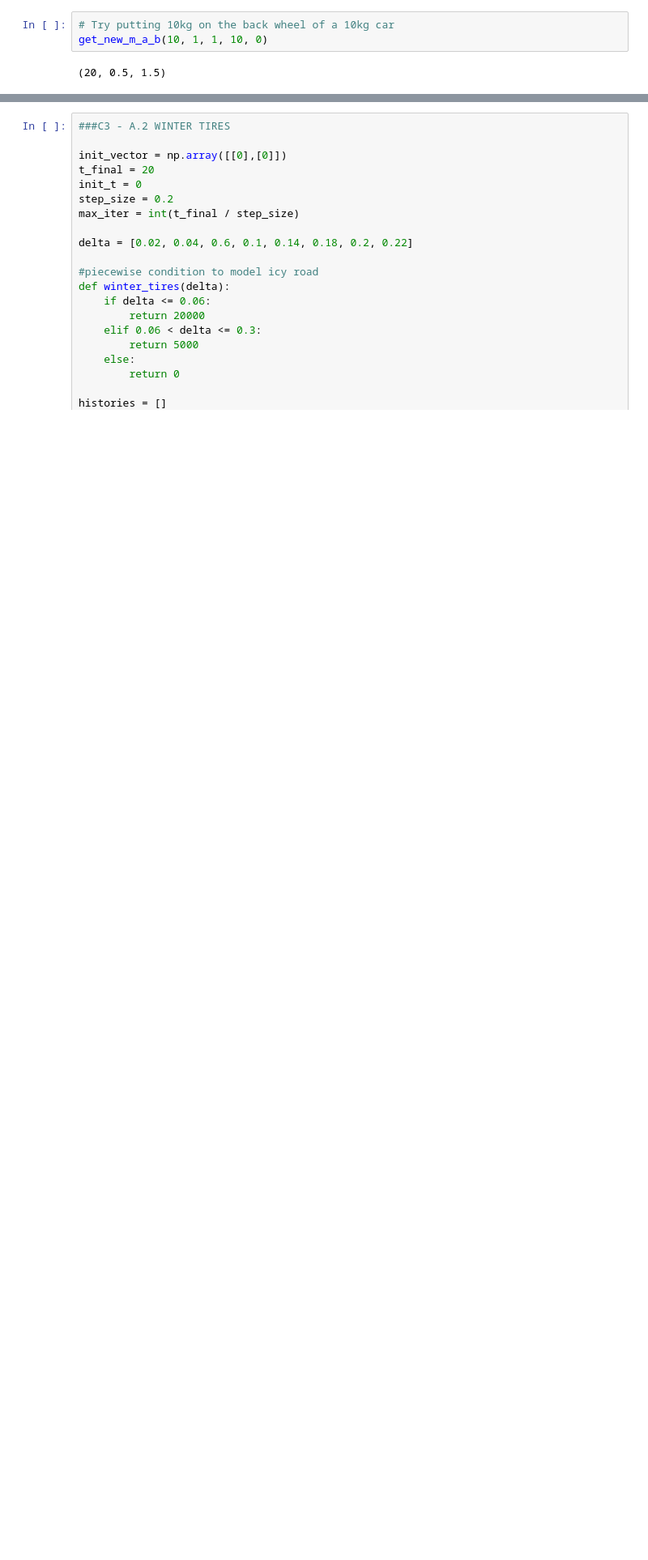
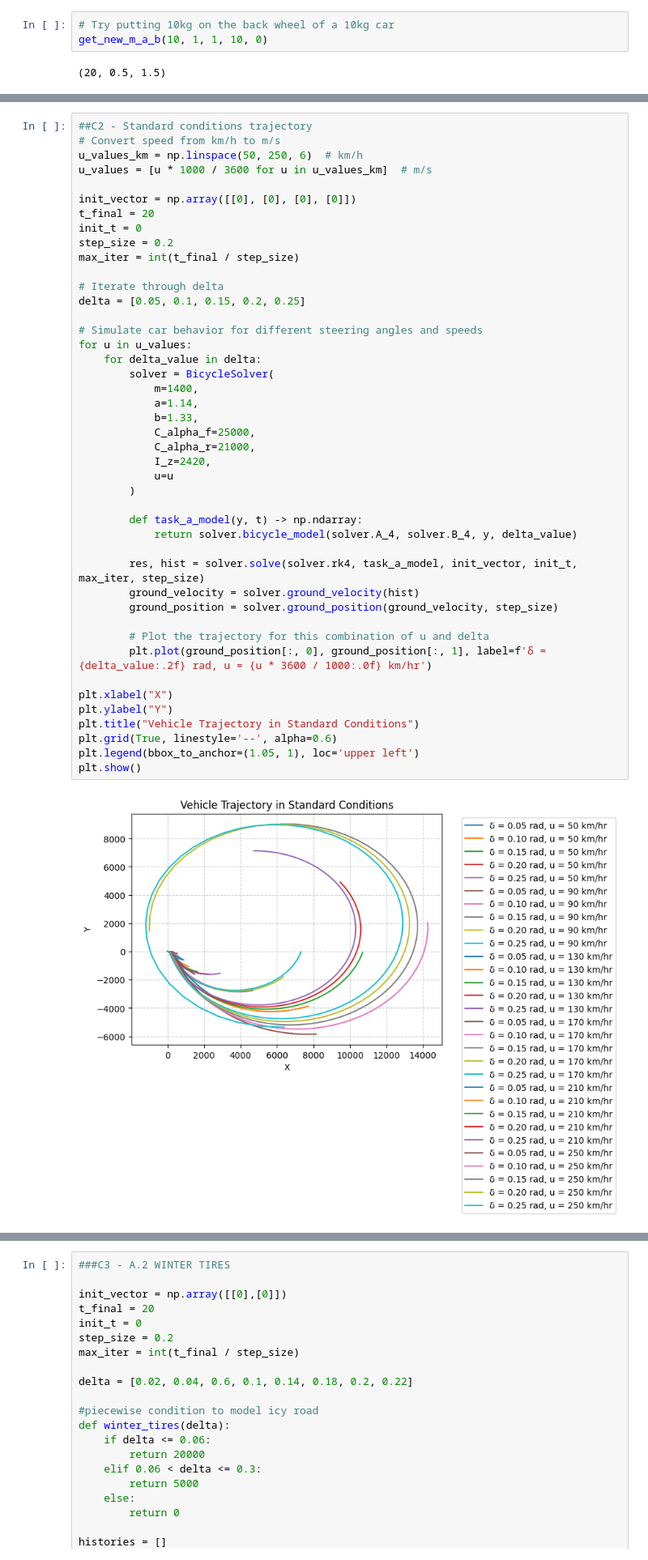
Before and after one commit to hepromark/BicycleModelExploration, a Jupyter notebook: part2.ipynb, the cells around one changed output, grey strips where cells are left out. Shown at 81% size. Saved outputs shown, nothing was run; the diff lists cells and outputs as text; blank space fills up the shorter version.

```diff
--- a/part2.ipynb
+++ b/part2.ipynb
@@ -574,0 +571,46 @@ Diverges at 250 km/h and 0.45 rad
+# %%
+##C2 - Standard conditions trajectory
+# Convert speed from km/h to m/s
+u_values_km = np.linspace(50, 250, 6)  # km/h
+u_values = [u * 1000 / 3600 for u in u_values_km]  # m/s
+
+init_vector = np.array([[0], [0], [0], [0]])
+t_final = 20
+init_t = 0
+step_size = 0.2
+max_iter = int(t_final / step_size)
+
+# Iterate through delta
+delta = [0.05, 0.1, 0.15, 0.2, 0.25]
+
+# Simulate car behavior for different steering angles and speeds
+for u in u_values:
+    for delta_value in delta:
+        solver = BicycleSolver(
+            m=1400,
+            a=1.14,
+            b=1.33,
+            C_alpha_f=25000,
+            C_alpha_r=21000,
+            I_z=2420,
+            u=u
+        )
+
+        def task_a_model(y, t) -> np.ndarray:
+            return solver.bicycle_model(solver.A_4, solver.B_4, y, delta_value)
+
+        res, hist = solver.solve(solver.rk4, task_a_model, init_vector, init_t, max_iter, step_size)
+        ground_velocity = solver.ground_velocity(hist)
+        ground_position = solver.ground_position(ground_velocity, step_size)
+
+        # Plot the trajectory for this combination of u and delta
+        plt.plot(ground_position[:, 0], ground_position[:, 1], label=f'δ = {delta_value:.2f} rad, u = {u * 3600 / 1000:.0f} km/hr')
+
+plt.xlabel("X")
+plt.ylabel("Y")
+plt.title("Vehicle Trajectory in Standard Conditions")
+plt.grid(True, linestyle='--', alpha=0.6)
+plt.legend(bbox_to_anchor=(1.05, 1), loc='upper left')
+plt.show()
+# %% [output]
+[figure, added]
```
Also changed, not shown: parts of 5 cells of this notebook.
